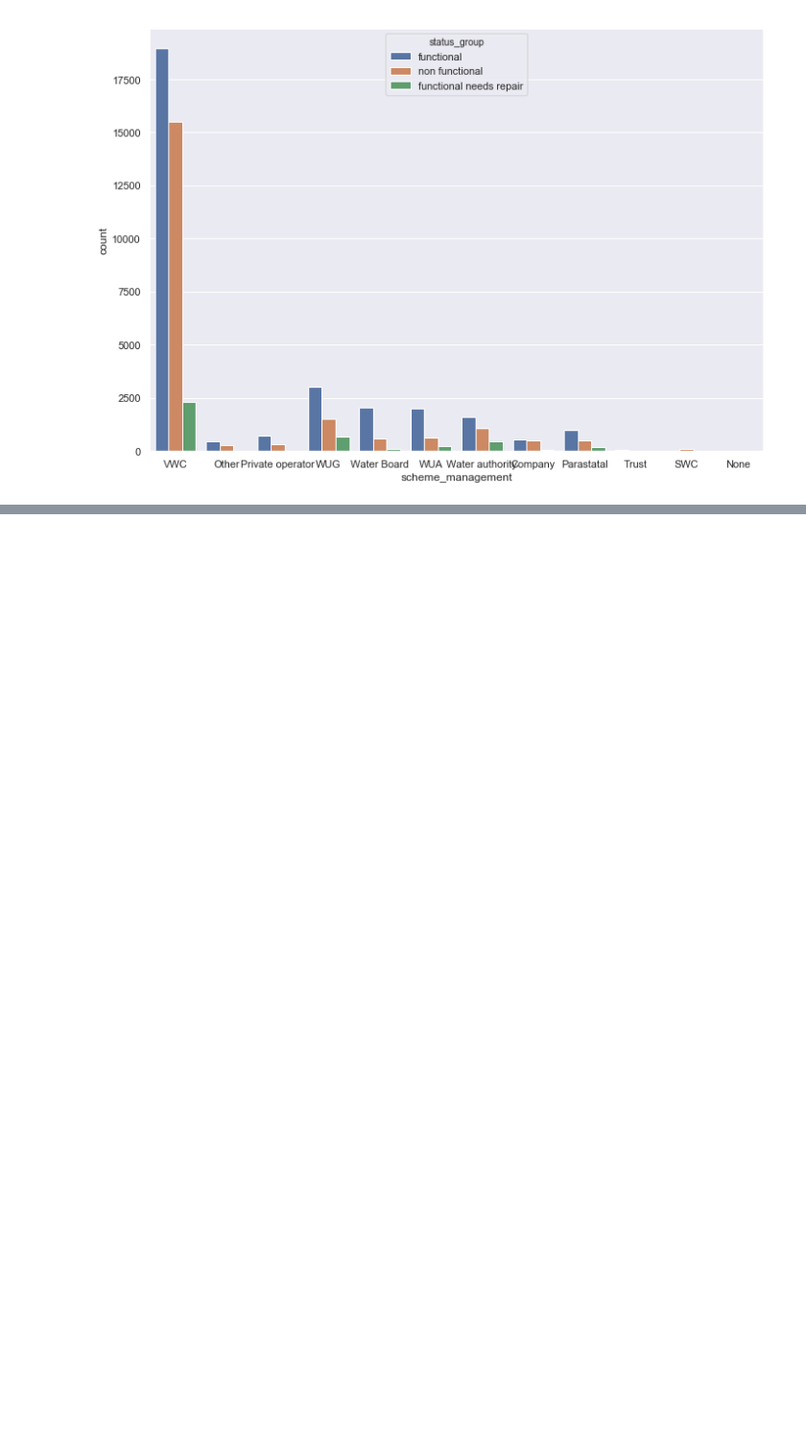
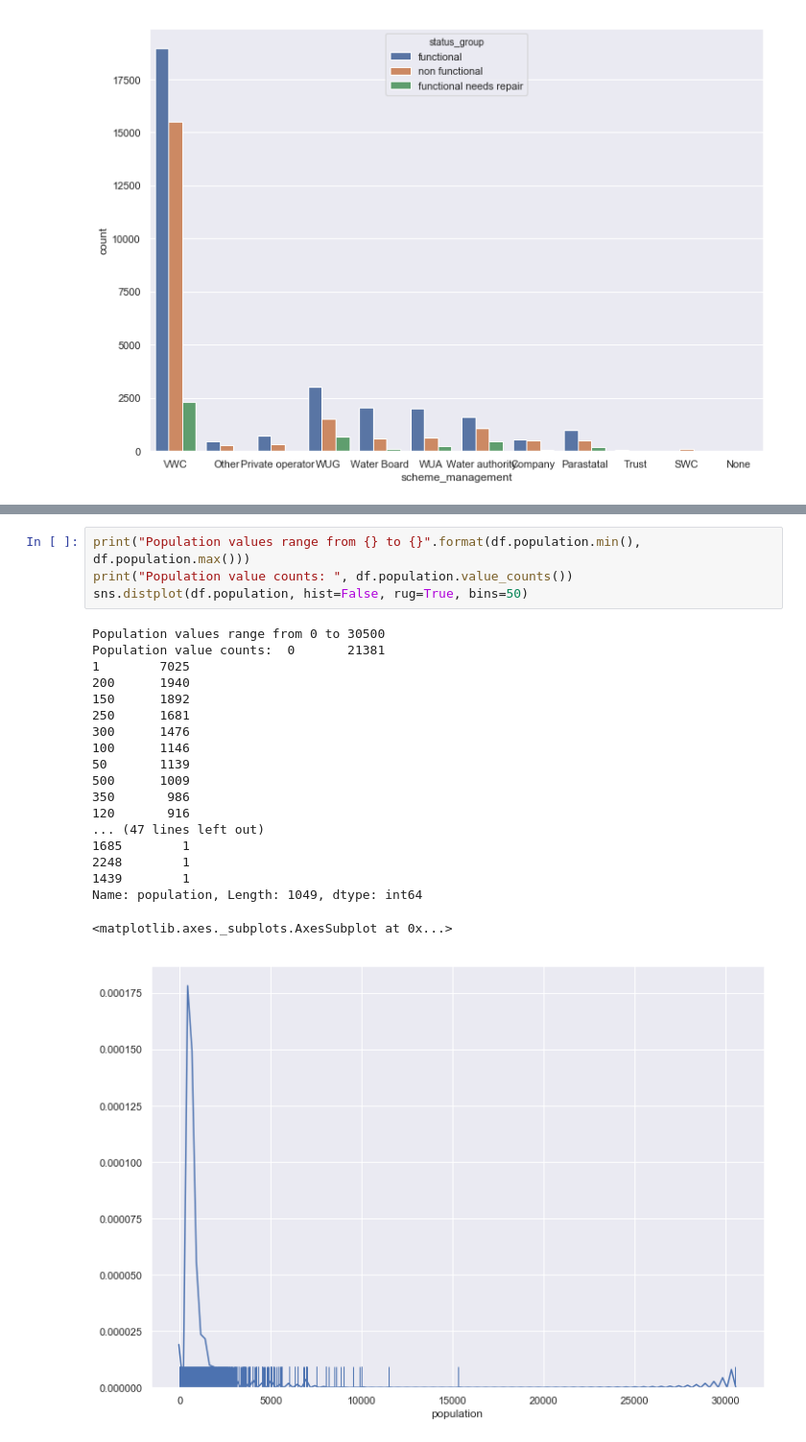
Before and after one commit to AmmarJawad/Predicting-Water-Pumps-in-Tanzania, a Jupyter notebook: submission.ipynb, the cells around one changed output, grey strips where cells are left out. Shown: that part at 96% size. Saved outputs shown, nothing was run; the diff lists cells and outputs as text; blank space fills up the shorter version.

```diff
--- a/submission.ipynb
+++ b/submission.ipynb
@@ -274,0 +337,24 @@ sns.set(rc={'figure.figsize':(11.7,8.27)})
+# %%
+print("Population values range from {} to {}".format(df.population.min(), df.population.max()))
+print("Population value counts: ", df.population.value_counts())
+sns.distplot(df.population, hist=False, rug=True, bins=50)
+# %% [output]
+Population values range from 0 to 30500
+Population value counts:  0       21381
+1        7025
+200      1940
+150      1892
+250      1681
+300      1476
+100      1146
+50       1139
+500      1009
+350       986
+120       916
+... (47 lines left out)
+1685        1
+2248        1
+1439        1
+Name: population, Length: 1049, dtype: int64
+<matplotlib.axes._subplots.AxesSubplot at 0x...>
+[figure, added]
```
Also changed, not shown: parts of 20 cells of this notebook.
